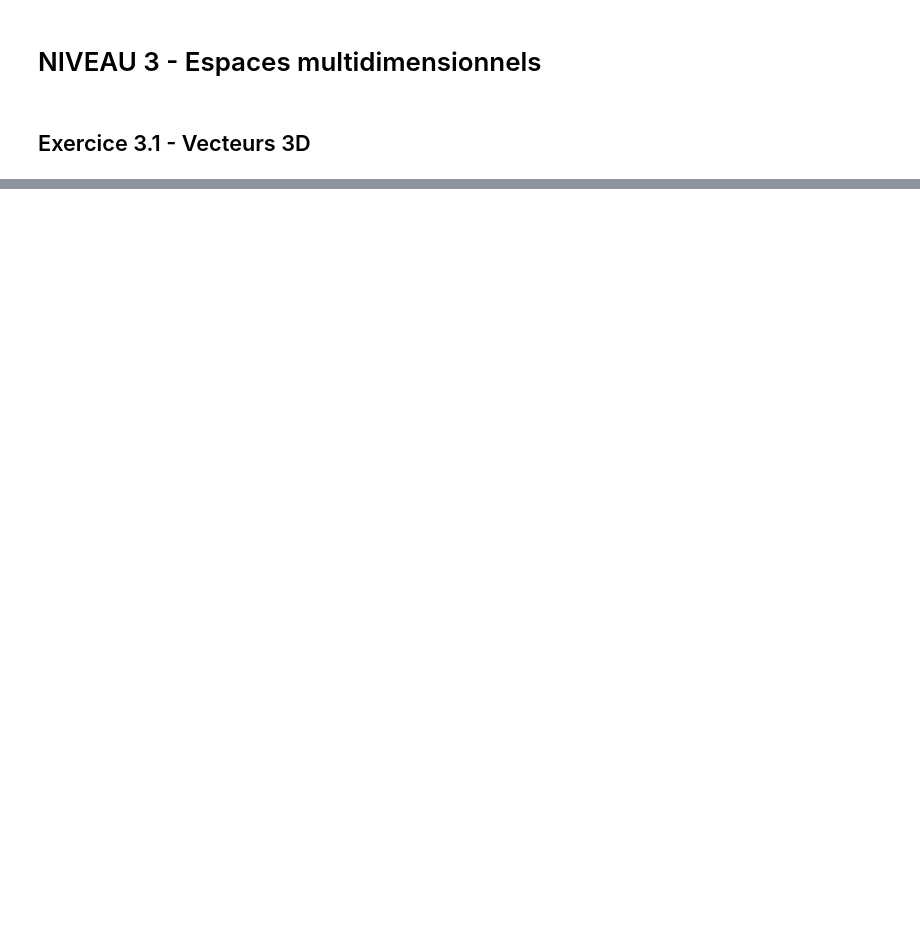
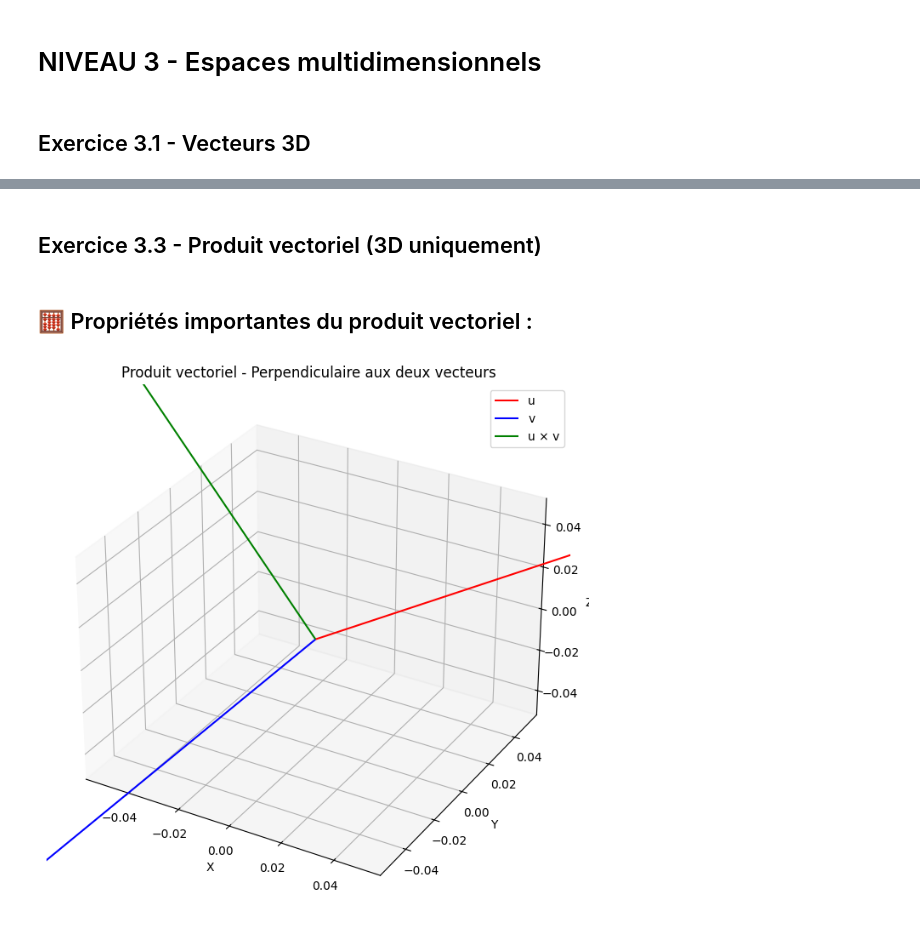
Before and after one commit to vrmelox/LA_crime_analysis, a Jupyter notebook: Phase1.ipynb, the cells around one changed output, grey strips where cells are left out. Cells and saved outputs as stored; diff of their text form; code cells hidden in the pictures; blank space fills up the shorter version.

```diff
--- a/Phase1.ipynb
+++ b/Phase1.ipynb
@@ -643,0 +648,12 @@ def vecteur_unitaire(v):
+# %% [markdown]
+## Exercice 3.3 - Produit vectoriel (3D uniquement)
+# %%
+# Calcule u × v pour u = [1, 2, 0] et v = [3, 1, 4]
+
+u = [1,2,0]
+v = [3,1,4]
+
+u_v = [(u[1] * v[2] - u[2] * v[1]), (u[2] * v[0] - u[0] * v[2]), (u[0] * v[1] - u[1] * v[0])]
+
+# Vérifie que le résultat est perpendiculaire à u et v
+#Pour que u_v soit perpendiculaire à u et à v, son produit scalaire avec chacun doit être égale à 0
@@ -643,0 +690,2 @@ def vecteur_unitaire(v):
+# %% [markdown]
+## 🧮 Propriétés importantes du produit vectoriel :
@@ -643,0 +705,22 @@ def vecteur_unitaire(v):
+# %%
+import matplotlib.pyplot as plt
+from mpl_toolkits.mplot3d import Axes3D
+
+fig = plt.figure(figsize=(10, 8))
+ax = fig.add_subplot(111, projection='3d')
+
+# Vecteurs originaux
+ax.quiver(0, 0, 0, *u, color='red', label='u', arrow_length_ratio=0.1)
+ax.quiver(0, 0, 0, *v, color='blue', label='v', arrow_length_ratio=0.1)
+
+# Produit vectoriel (perpendiculaire aux deux)
+ax.quiver(0, 0, 0, *u_cross_v, color='green', label='u × v', arrow_length_ratio=0.1)
+
+ax.legend()
+ax.set_xlabel('X')
+ax.set_ylabel('Y')
+ax.set_zlabel('Z')
+plt.title('Produit vectoriel - Perpendiculaire aux deux vecteurs')
+plt.show()
+# %% [output]
+[figure, added]
```
Also changed, not shown: parts of 31 cells of this notebook.
